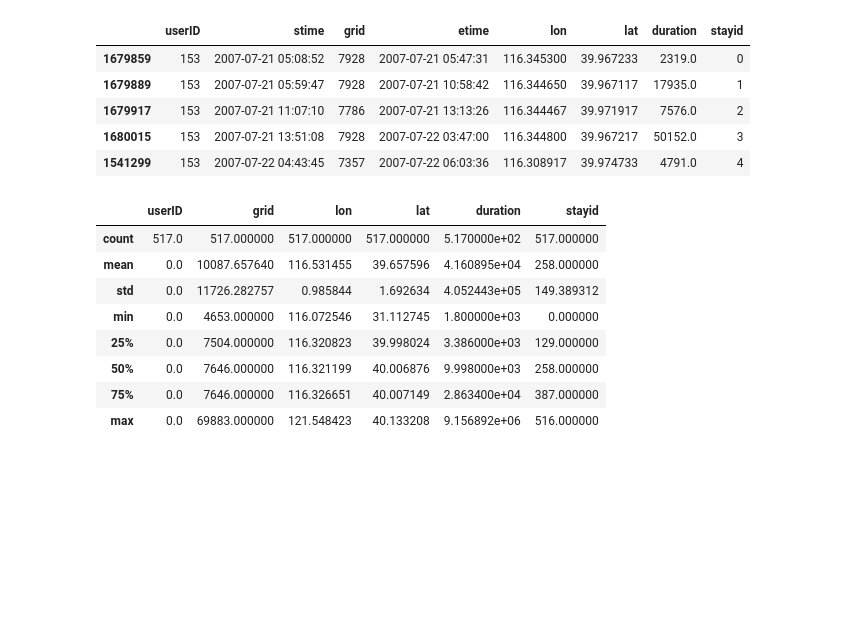
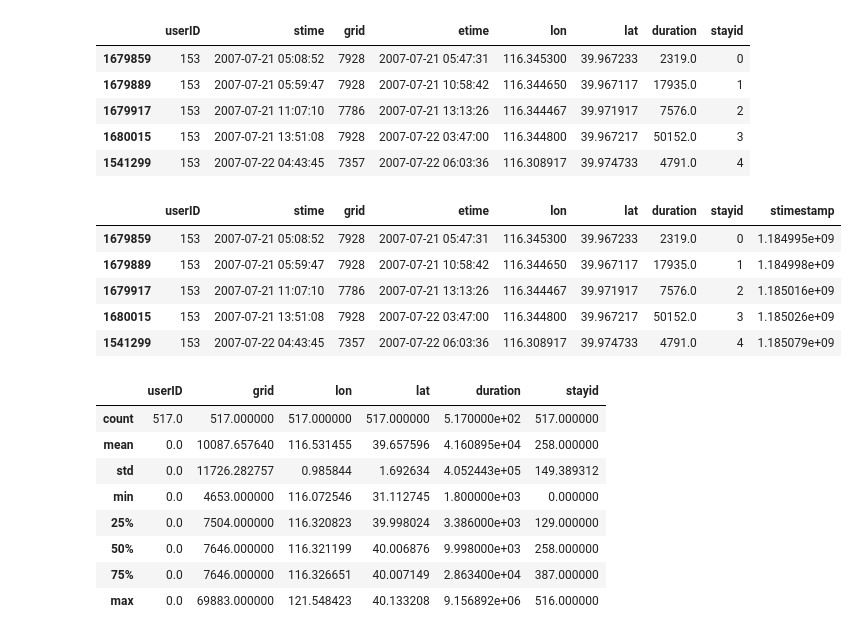
Before and after one commit to youareeverysingleday/GeoFeatureGeneration, a Jupyter notebook: test.ipynb, the cells around one changed output. Saved outputs shown, nothing was run; the diff lists cells and outputs as text; code cells hidden in the pictures; blank space fills up the shorter version.

Commit message:
update datetime transform to timestamp on 20240209.

```diff
--- a/test.ipynb
+++ b/test.ipynb
@@ -340,6 +340,24 @@ stay.head()
 | 1679917 | 153 | 2007-07-21 11:07:10 | 7786 | 2007-07-21 13:13:26 | 116.344467 | 39.971917 | 7576.0 | 2 |
 | 1680015 | 153 | 2007-07-21 13:51:08 | 7928 | 2007-07-22 03:47:00 | 116.344800 | 39.967217 | 50152.0 | 3 |
 | 1541299 | 153 | 2007-07-22 04:43:45 | 7357 | 2007-07-22 06:03:36 | 116.308917 | 39.974733 | 4791.0 | 4 |
+# %%
+import time
+# time.strptime(x, '%Y-%m-%d %H:%M:%S')
+# stay['timestamp'] = stay['stime'].map(lambda x : time.mktime(x))
+# stay['timestamp'] = stay['stime'].map(lambda x : time.mktime(time.strptime(x, '%Y-%m-%d %H:%M:%S')))
+#
+
+stay['stimestamp'] = stay['stime'].astype('int64') // 1e9
+
+
+stay.head()
+# %% [output]
+|  | userID | stime | grid | etime | lon | lat | duration | stayid | stimestamp |
+| 1679859 | 153 | 2007-07-21 05:08:52 | 7928 | 2007-07-21 05:47:31 | 116.345300 | 39.967233 | 2319.0 | 0 | 1.184995e+09 |
+| 1679889 | 153 | 2007-07-21 05:59:47 | 7928 | 2007-07-21 10:58:42 | 116.344650 | 39.967117 | 17935.0 | 1 | 1.184998e+09 |
+| 1679917 | 153 | 2007-07-21 11:07:10 | 7786 | 2007-07-21 13:13:26 | 116.344467 | 39.971917 | 7576.0 | 2 | 1.185016e+09 |
+| 1680015 | 153 | 2007-07-21 13:51:08 | 7928 | 2007-07-22 03:47:00 | 116.344800 | 39.967217 | 50152.0 | 3 | 1.185026e+09 |
+| 1541299 | 153 | 2007-07-22 04:43:45 | 7357 | 2007-07-22 06:03:36 | 116.308917 | 39.974733 | 4791.0 | 4 | 1.185079e+09 |
 # %%
 stay.describe()
 # %% [output]
```
Also changed, not shown: parts of 2 cells of this notebook.
